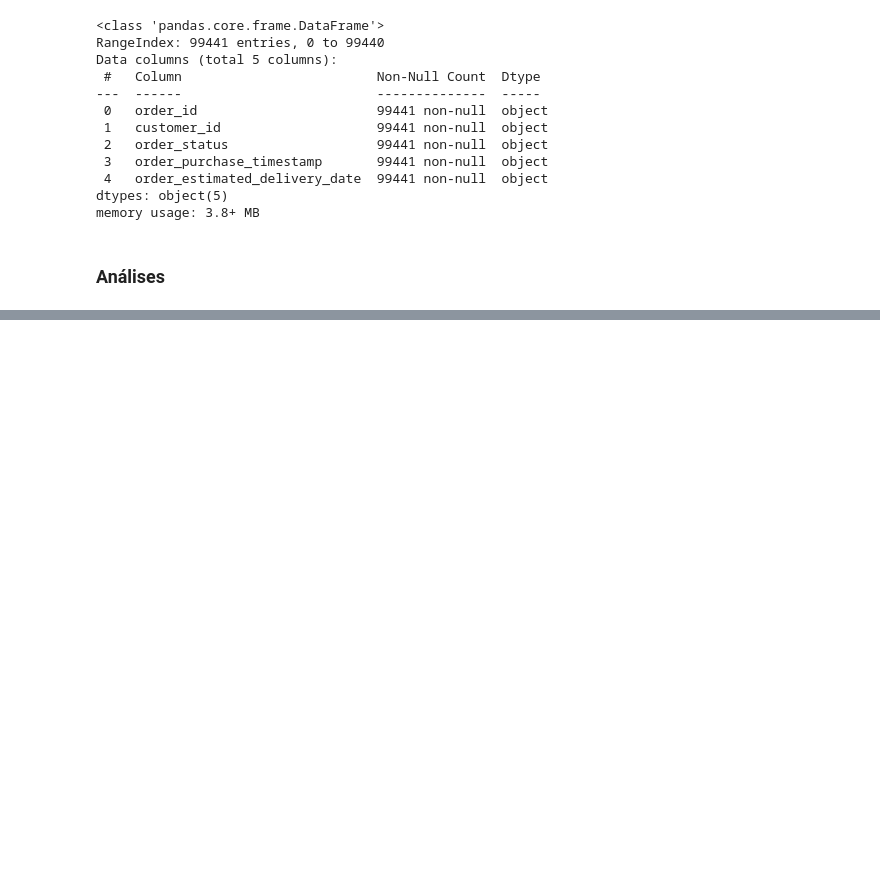
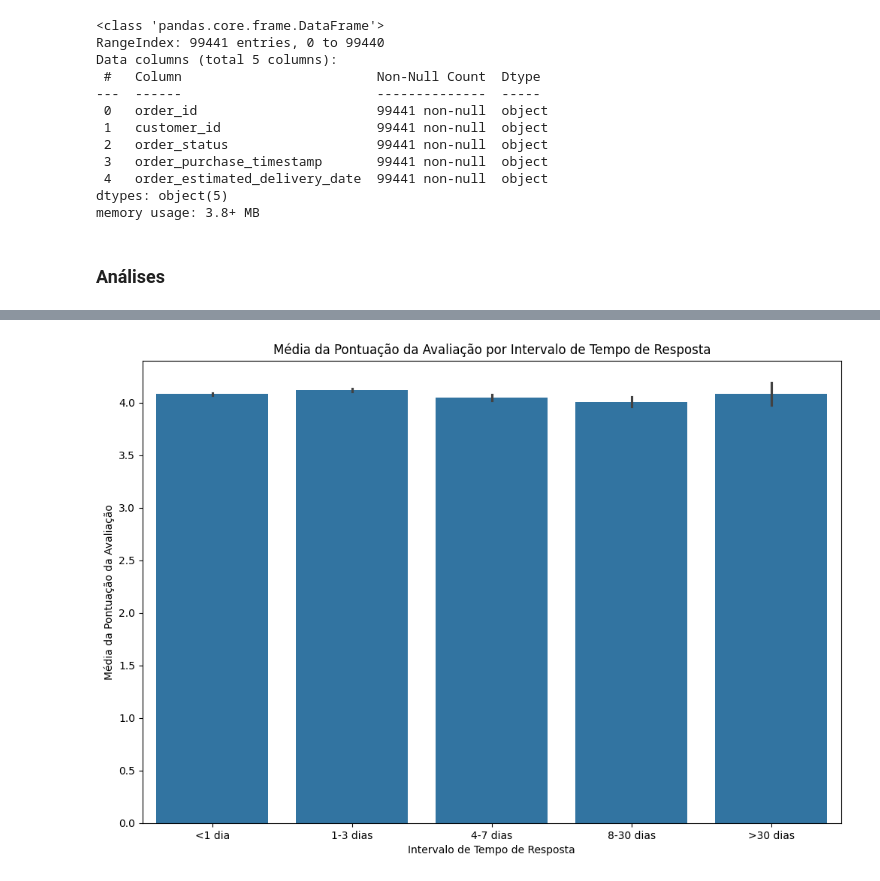
Before and after one commit to reprograma/on26-python-s14-analise-de-dados, a Jupyter notebook: exercicios/para-casa/analise_exploratoria.ipynb, the cells around one changed output, grey strips where cells are left out. Drawn from its saved outputs; the diff is of its cells as text; code cells hidden in the pictures; blank space fills up the shorter version.

```diff
--- a/exercicios/para-casa/analise_exploratoria.ipynb
+++ b/exercicios/para-casa/analise_exploratoria.ipynb
@@ -233,0 +269,12 @@ memory usage: 3.8+ MB
+# %%
+#- Qual é a média de tempo que os clientes levam para responder às pesquisas de satisfação?
+
+df_avaliacoes['review_creation_date'] = pd.to_datetime(df_avaliacoes['review_creation_date'])
+df_avaliacoes['review_answer_timestamp'] = pd.to_datetime(df_avaliacoes['review_answer_timestamp'])
+
+tempo_resposta = df_avaliacoes['review_answer_timestamp'] - df_avaliacoes['review_creation_date']
+
+media_tempo_resposta = tempo_resposta.mean()
+
+media_tempo_resposta
+#r= O tempo médio é de 3 dias.
@@ -233,0 +303,21 @@ memory usage: 3.8+ MB
+# %%
+#Existe alguma correlação entre a pontuação da avaliação e o tempo de resposta do cliente?
+df_avaliacoes['review_creation_date'] = pd.to_datetime(df_avaliacoes['review_creation_date'])
+df_avaliacoes['review_answer_timestamp'] = pd.to_datetime(df_avaliacoes['review_answer_timestamp'])
+
+df_avaliacoes['tempo_resposta'] = (df_avaliacoes['review_answer_timestamp'] - df_avaliacoes['review_creation_date']).dt.days
+
+intervalos_tempo_resposta = pd.cut(df_avaliacoes['tempo_resposta'], bins=[-1, 1, 3, 7, 30, 365], labels=['<1 dia', '1-3 dias', '4-7 dias', '8-30 dias', '>30 dias'])
+
+df_avaliacoes['intervalo_tempo_resposta'] = intervalos_tempo_resposta
+
+plt.figure(figsize=(12, 8))
+sns.barplot(x='intervalo_tempo_resposta', y='review_score', data=df_avaliacoes)
+plt.xlabel('Intervalo de Tempo de Resposta')
+plt.ylabel('Média da Pontuação da Avaliação')
+plt.title('Média da Pontuação da Avaliação por Intervalo de Tempo de Resposta')
+plt.show()
+
+#r= não, os gráficos estão bem equilibrados.
+# %% [output]
+[figure, added]
```
Also changed, not shown: parts of 12 cells of this notebook, 12 other files.
